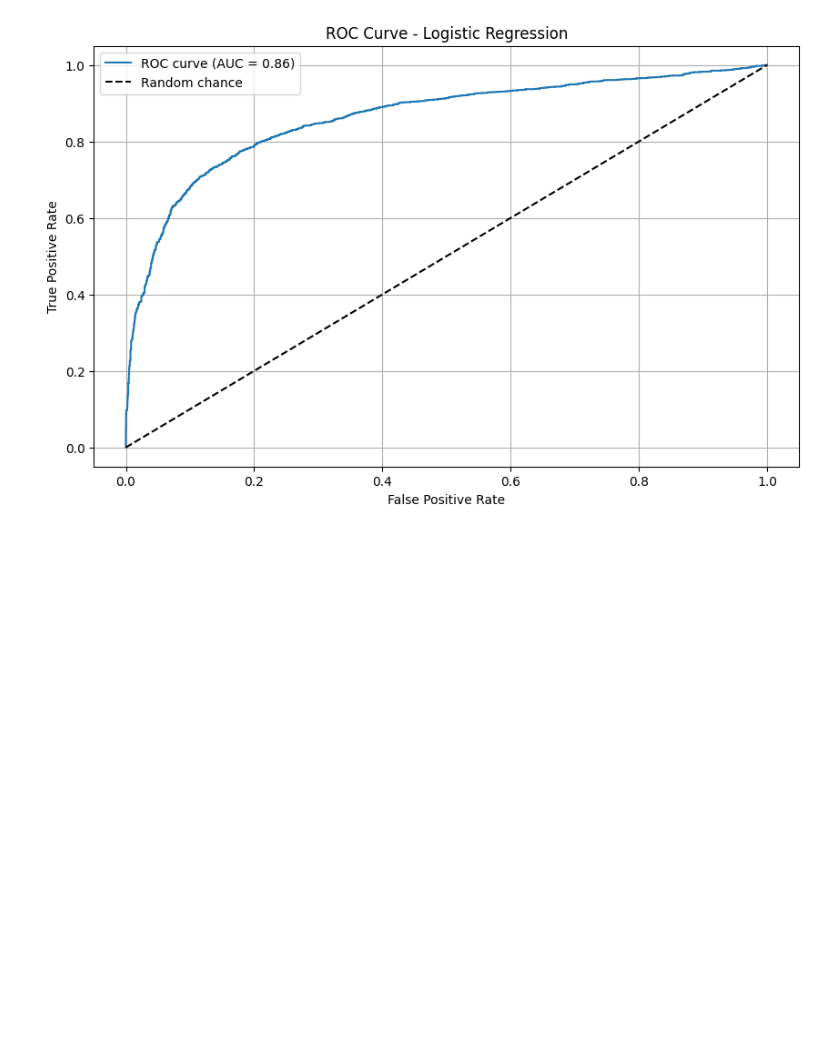
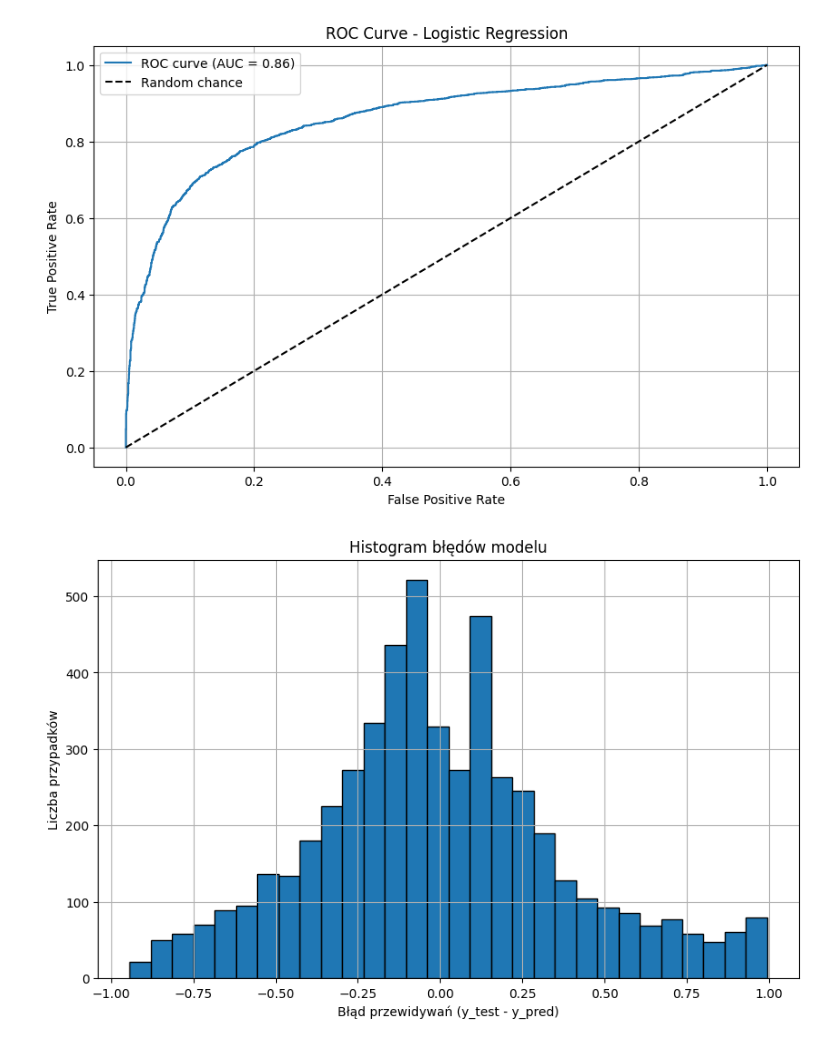
Before and after one commit to perquis/aviation, a Jupyter notebook: notebooks/training_linear_regression_model.ipynb, the cells around one changed output. Drawn from its saved outputs; the diff is of its cells as text; code cells hidden in the pictures; blank space fills up the shorter version.

```diff
--- a/notebooks/training_linear_regression_model.ipynb
+++ b/notebooks/training_linear_regression_model.ipynb
@@ -72,3 +72,13 @@ plt.grid()
 plt.show()
 # %% [output]
 [figure]
+# %%
+errors = y_test - y_pred_sample  # Różnice między prawdziwymi a przewidywanymi wartościami
+plt.figure(figsize=(10, 6))
+plt.hist(errors, bins=30, edgecolor='black')
+plt.xlabel("Błąd przewidywań (y_test - y_pred)")
+plt.ylabel("Liczba przypadków")
+plt.title("Histogram błędów modelu")
+plt.grid()
+# %% [output]
+[figure, added]
```
Also changed, not shown: parts of 2 cells of this notebook.
